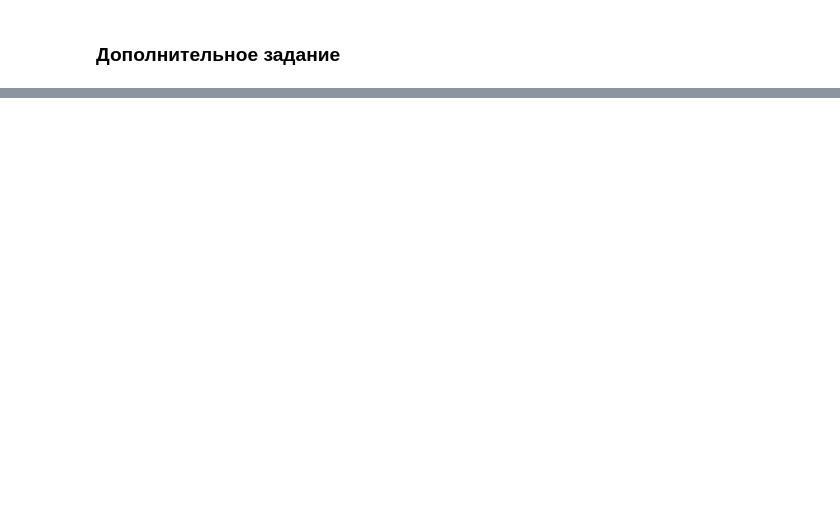
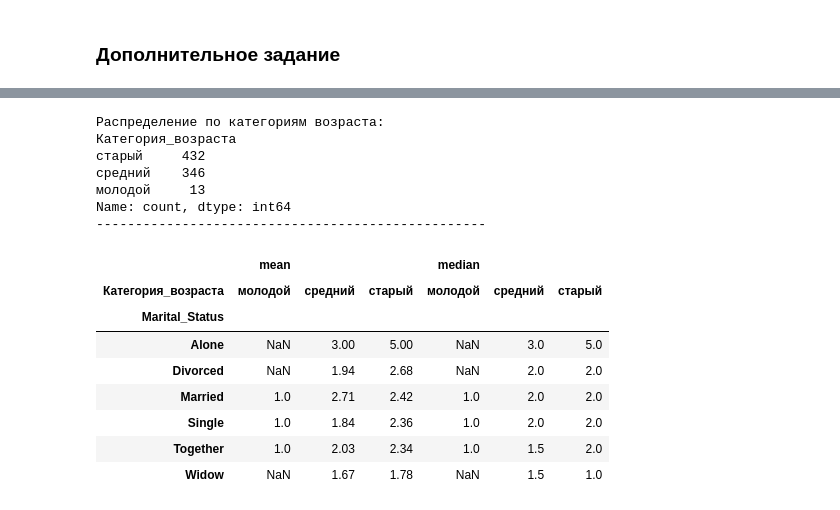
Before and after one commit to Lina3386/introduction_to_data_analysis, a Jupyter notebook: ЛР1_Макарова_14.ipynb, the cells around one changed output, grey strips where cells are left out. Cells and saved outputs as stored; diff of their text form; code cells hidden in the pictures; blank space fills up the shorter version.

```diff
--- a/ЛР1_Макарова_14.ipynb
+++ b/ЛР1_Макарова_14.ipynb
@@ -555,0 +821,36 @@ PhD         1.50   NaN  1.00  1.00   NaN   1.0   NaN   NaN   NaN   NaN
+# %%
+bins_age = [0, 35, 55, 100]
+labels_age = ['молодой', 'средний', 'старый']
+df['Категория_возраста'] = pd.cut(df['Age'], bins=bins_age, labels=labels_age)
+
+print("Распределение по категориям возраста:")
+print(df['Категория_возраста'].value_counts())
+print("-" * 50)
+
+
+pivot_6 = df.pivot_table(
+    index='Marital_Status',
+    columns='Категория_возраста',
+    values='NumDealsPurchases',
+    aggfunc=['mean', 'median'],
+    observed=True
+).round(2)
+
+display(pivot_6)
+# %% [output]
+Распределение по категориям возраста:
+Категория_возраста
+старый     432
+средний    346
+молодой     13
+Name: count, dtype: int64
+--------------------------------------------------
+|  | mean |  |  | median |  |  |
+| Категория_возраста | молодой | средний | старый | молодой | средний | старый |
+| Marital_Status |  |  |  |  |  |  |
+| Alone | NaN | 3.00 | 5.00 | NaN | 3.0 | 5.0 |
+| Divorced | NaN | 1.94 | 2.68 | NaN | 2.0 | 2.0 |
+| Married | 1.0 | 2.71 | 2.42 | 1.0 | 2.0 | 2.0 |
+| Single | 1.0 | 1.84 | 2.36 | 1.0 | 2.0 | 2.0 |
+| Together | 1.0 | 2.03 | 2.34 | 1.0 | 1.5 | 2.0 |
+| Widow | NaN | 1.67 | 1.78 | NaN | 1.5 | 1.0 |
```
Also changed, not shown: parts of 30 cells of this notebook.
